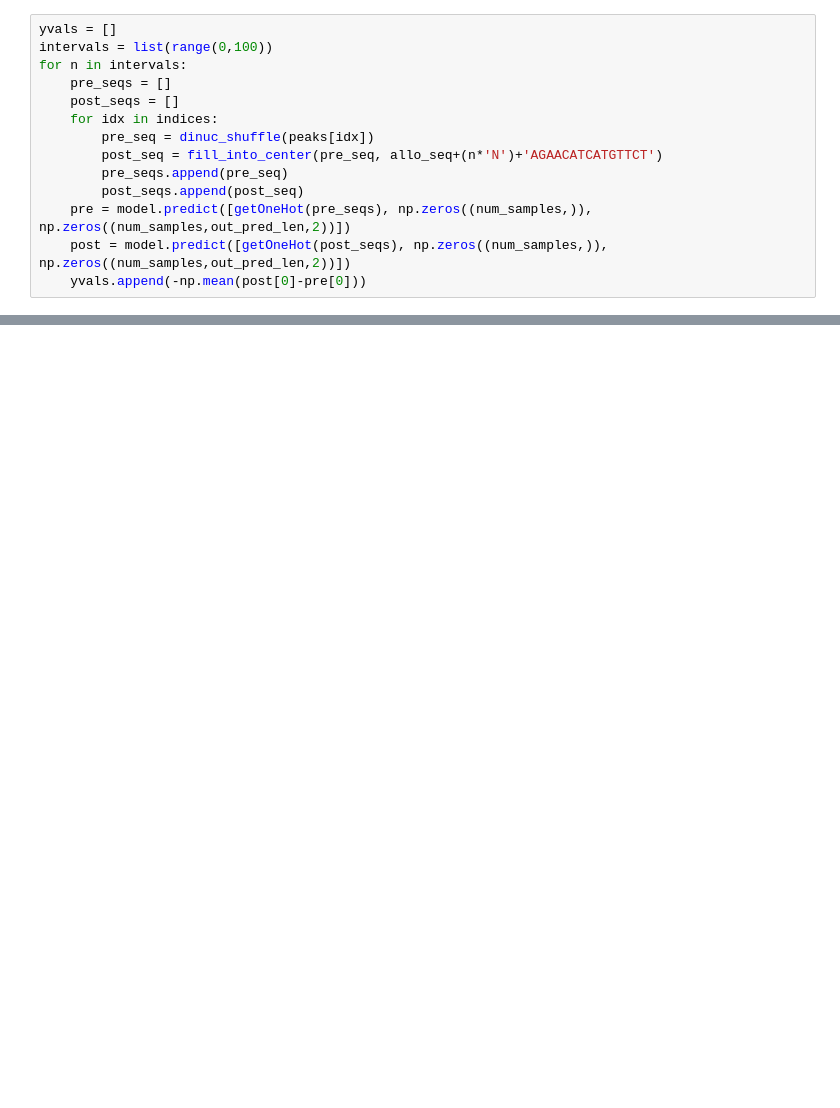
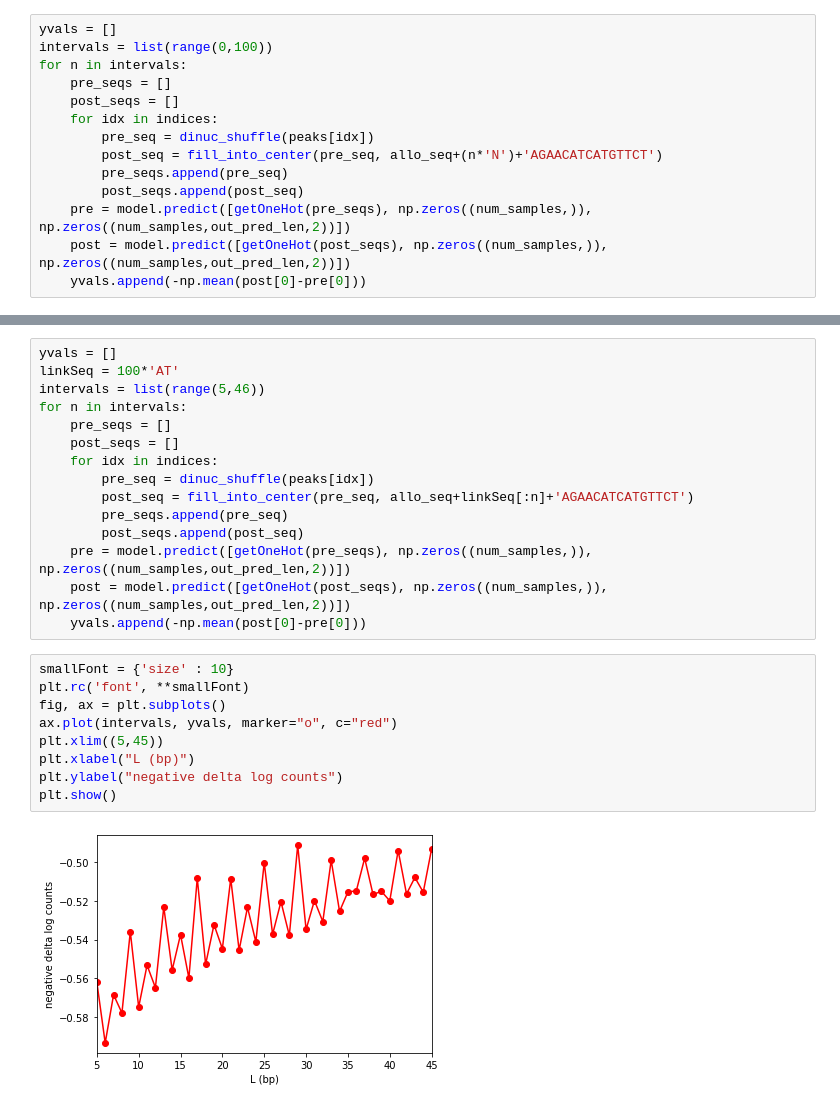
Before and after one commit to kundajelab/pho4, a Jupyter notebook: allostery_GR.ipynb, the cells around one changed output, grey strips where cells are left out. Saved outputs shown, nothing was run; the diff lists cells and outputs as text; blank space fills up the shorter version.

```diff
--- a/allostery_GR.ipynb
+++ b/allostery_GR.ipynb
@@ -248,0 +275,26 @@ plt.show()
+# %%
+yvals = []
+linkSeq = 100*'AT'
+intervals = list(range(5,46))
+for n in intervals:
+    pre_seqs = []
+    post_seqs = []
+    for idx in indices:
+        pre_seq = dinuc_shuffle(peaks[idx])
+        post_seq = fill_into_center(pre_seq, allo_seq+linkSeq[:n]+'AGAACATCATGTTCT')
+        pre_seqs.append(pre_seq)
+        post_seqs.append(post_seq)
+    pre = model.predict([getOneHot(pre_seqs), np.zeros((num_samples,)), np.zeros((num_samples,out_pred_len,2))])
+    post = model.predict([getOneHot(post_seqs), np.zeros((num_samples,)), np.zeros((num_samples,out_pred_len,2))])
+    yvals.append(-np.mean(post[0]-pre[0]))
+# %%
+smallFont = {'size' : 10}
+plt.rc('font', **smallFont)
+fig, ax = plt.subplots()
+ax.plot(intervals, yvals, marker="o", c="red")
+plt.xlim((5,45))
+plt.xlabel("L (bp)")
+plt.ylabel("negative delta log counts")
+plt.show()
+# %% [output]
+[figure, added]
```
Also changed, not shown: parts of 8 cells of this notebook.
